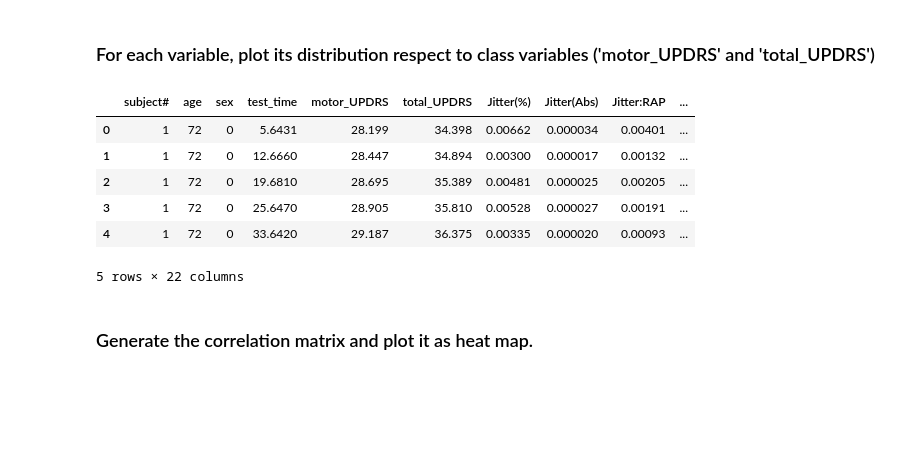
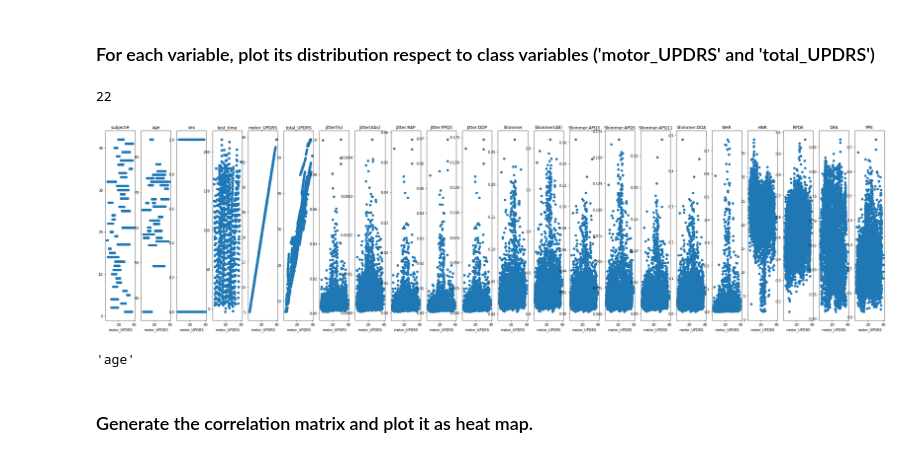
Before and after one commit to camilocbarrera/Workshop_1, a Jupyter notebook: Workshop_1.ipynb, the cells around one changed output. Cells and saved outputs as stored; diff of their text form; code cells hidden in the pictures; blank space fills up the shorter version.

```diff
--- a/Workshop_1.ipynb
+++ b/Workshop_1.ipynb
@@ -32,7 +32,8 @@ import matplotlib.pyplot as plt
 # %% [markdown]
 ### Load Data Set
 # %%
-df = pd.read_csv('https://archive.ics.uci.edu/ml/machine-learning-databases/parkinsons/telemonitoring/parkinsons_updrs.data')
+url_data = 'https://archive.ics.uci.edu/ml/machine-learning-databases/parkinsons/telemonitoring/parkinsons_updrs.data'
+df = pd.read_csv(url_data)
 # %%
 df.head()
 # %% [output]
@@ -83,21 +84,26 @@ array([[<AxesSubplot:title={'center':'subject#'}>,
 [figure]
 # %% [markdown]
 ### For each variable, plot its distribution respect to class variables ('motor_UPDRS' and 'total_UPDRS')
-# %%
-# todoooooooooo
-# motor_UPDRS
-# total_UPDRS
-# df.motor_UPDRS.unique()
-# df.total_UPDRS.unique()
-df.head()
-# %% [output]
-|  | subject# | age | sex | test_time | motor_UPDRS | total_UPDRS | Jitter(%) | Jitter(Abs) | Jitter:RAP | ... |
-| 0 | 1 | 72 | 0 | 5.6431 | 28.199 | 34.398 | 0.00662 | 0.000034 | 0.00401 | ... |
-| 1 | 1 | 72 | 0 | 12.6660 | 28.447 | 34.894 | 0.00300 | 0.000017 | 0.00132 | ... |
-| 2 | 1 | 72 | 0 | 19.6810 | 28.695 | 35.389 | 0.00481 | 0.000025 | 0.00205 | ... |
-| 3 | 1 | 72 | 0 | 25.6470 | 28.905 | 35.810 | 0.00528 | 0.000027 | 0.00191 | ... |
-| 4 | 1 | 72 | 0 | 33.6420 | 29.187 | 36.375 | 0.00335 | 0.000020 | 0.00093 | ... |
-5 rows × 22 columns
+# %%
+len(df.columns)
+# %% [output]
+22
+# %%
+
+fig, ax = plt.subplots(1, 22, figsize = (40, 10))
+
+for idx, col in enumerate(df.columns, 0):
+    ax[idx].plot(df['motor_UPDRS'], df[col], 'o')
+    ax[idx].set_xlabel('motor_UPDRS')
+    ax[idx].set_title(col)
+
+plt.show()
+# %% [output]
+[figure, added]
+# %%
+df.columns[1]
+# %% [output]
+'age'
 # %% [markdown]
 ### Generate the correlation matrix and plot it as heat map.
 # %%
```
Also changed, not shown: parts of 37 cells of this notebook, 1 other file.
